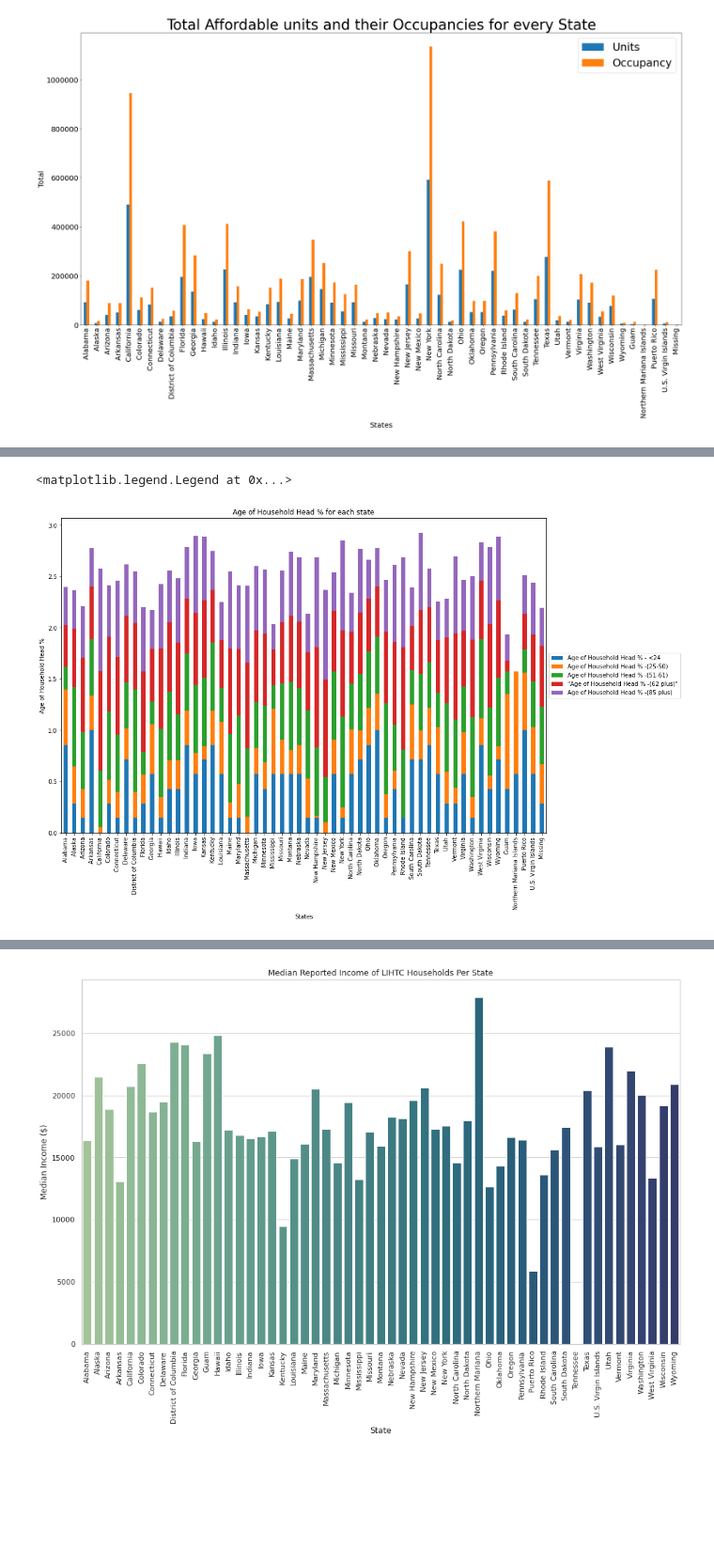
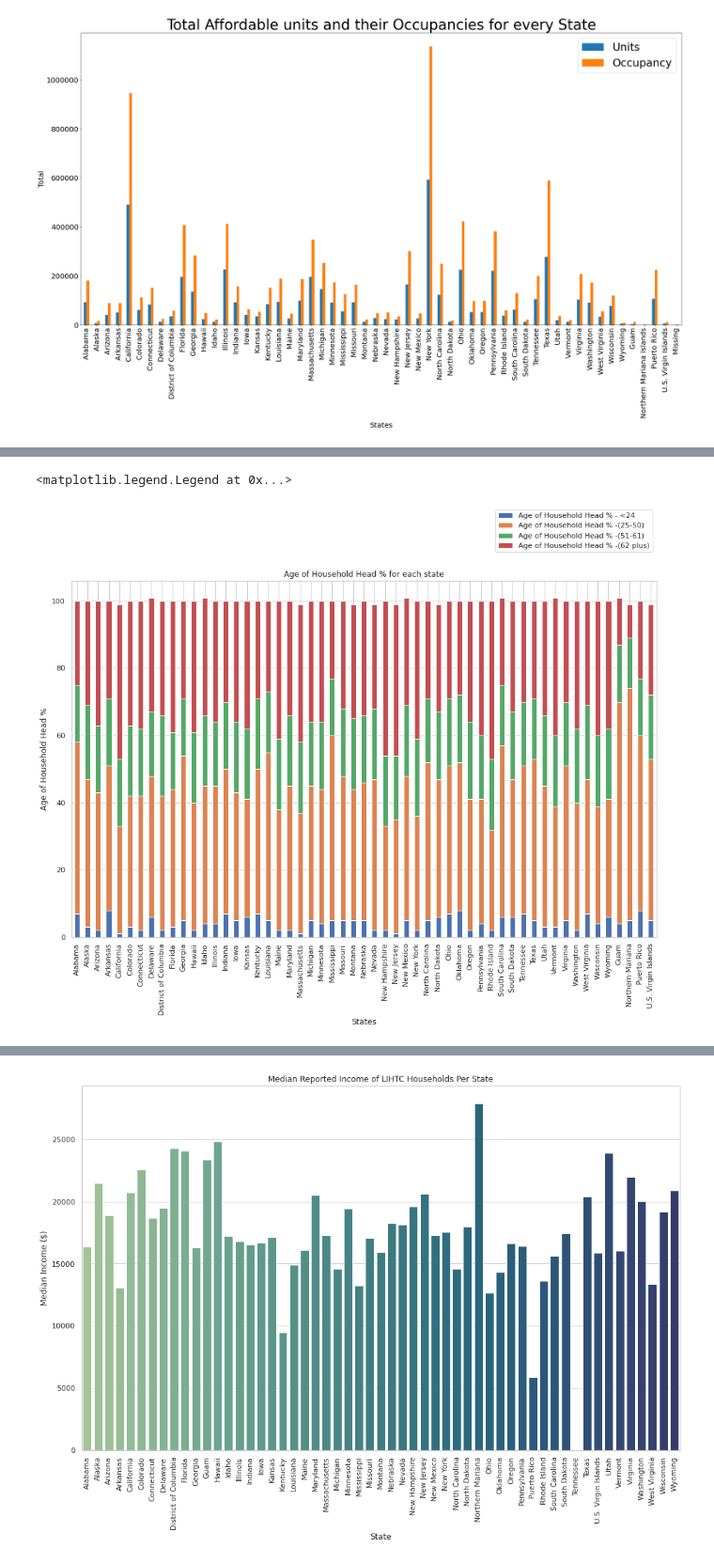
Before and after one commit to samuelscheffler/Housing-Data-Analysis, a Jupyter notebook: final-tutorial.ipynb, the cells around one changed output, grey strips where cells are left out. Shown at 94% size. Cells and saved outputs as stored; diff of their text form; code cells hidden in the pictures; blank space fills up the shorter version.

```diff
--- a/final-tutorial.ipynb
+++ b/final-tutorial.ipynb
@@ -315,26 +324,16 @@ Text(0.5, 1.0, 'Total Affordable units and their Occupancies for every State')
 # %%
 ##Creating a new dataframe for plotting
-household_age = state_2018[["Age of Household Head % - <24", "Age of Household Head % -(25-50)", "Age of Household Head % -(51-61)", "Age of Household Head % -(62 plus)", "Age of Household Head % -(85 plus)"]]
+household_age = state_2018[["Age of Household Head % - <24", "Age of Household Head % -(25-50)", "Age of Household Head % -(51-61)", "Age of Household Head % -(62 plus)"]]
 
-# ##Normalize form: (X-X_min)/(X_max - X_min)
-# household_age = (household_age - household_age.min())/(household_age.max() - household_age.min())
-from sklearn import preprocessing
-
-x = household_age.values
-min_max_scaler = preprocessing.MinMaxScaler()
-x_scaled = min_max_scaler.fit_transform(x)
-household_age = pd.DataFrame(x_scaled)
-
-
-# ##Resorting cols
-# household_age = household_age[["Age of Household Head % - <24", "Age of Household Head % -(25-50)", "Age of Household Head % -(51-61)", "Age of Household Head % -(62 plus)", "Age of Household Head % -(85 plus)"]]
+##Setting indices and renaming cols
 household_age.index = state_2018.index
-household_age.columns = ['Age of Household Head % - <24', 'Age of Household Head % -(25-50)', 'Age of Household Head % -(51-61)', '"Age of Household Head % -(62 plus)"', 'Age of Household Head % -(85 plus)']
+household_age.columns = ['Age of Household Head % - <24', 'Age of Household Head % -(25-50)', 'Age of Household Head % -(51-61)', 'Age of Household Head % -(62 plus)']
 
 ##Plotting
-household_age.plot.bar(stacked=True, xlabel="States", ylabel="Age of Household Head %", figsize=(15, 10), title= "Age of Household Head % for each state")
+household_age.plot.bar(stacked=True, xlabel="States", ylabel="Age of Household Head %", figsize=(16, 10), title= "Age of Household Head % for each state")
+
 ##Moving legend outside for easier reading
-plt.legend(loc='center left', bbox_to_anchor=(1.0, 0.5))
+plt.legend(loc='center right', bbox_to_anchor=(1.0, 1.14))
 # %% [output]
 <matplotlib.legend.Legend at 0x...>
-[figure, old version]
+[figure, new version]
```
Also changed, not shown: parts of 26 cells of this notebook.
